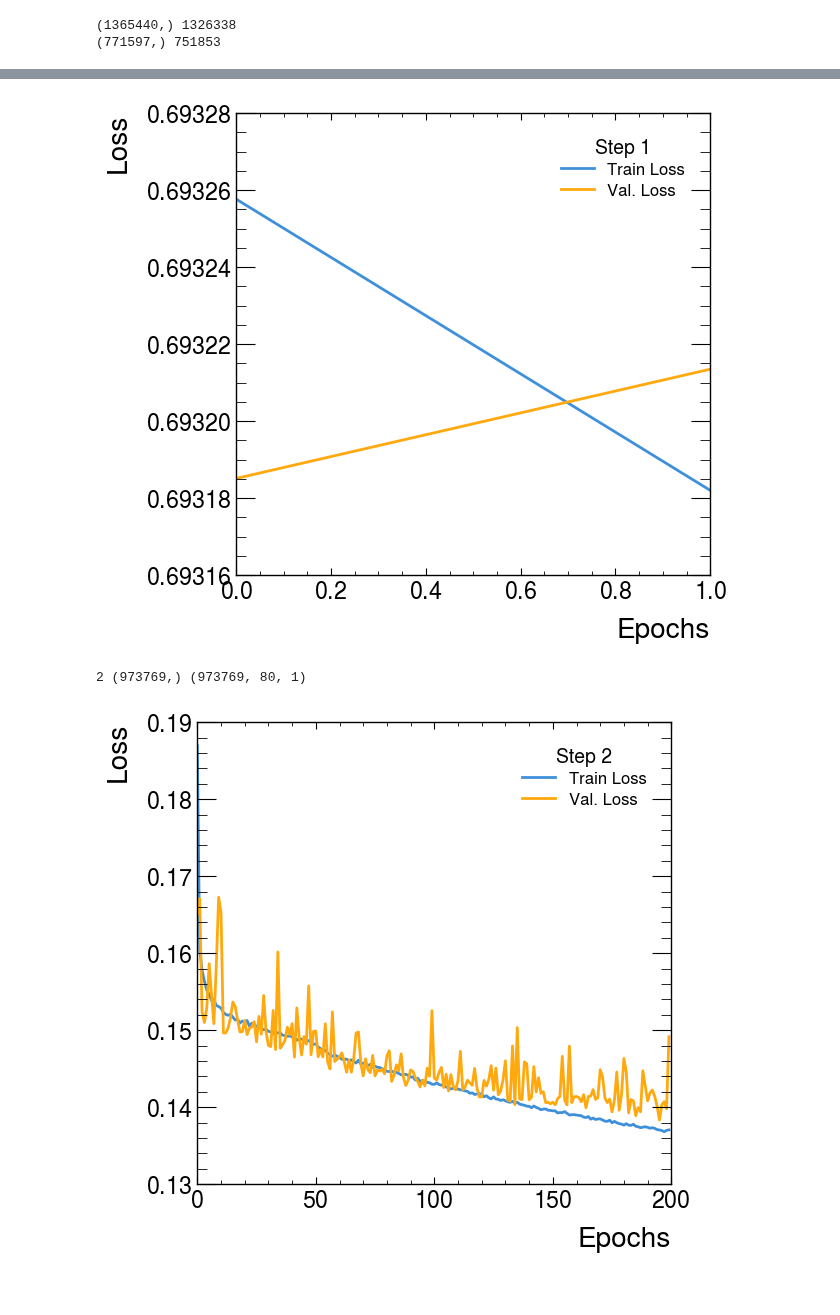
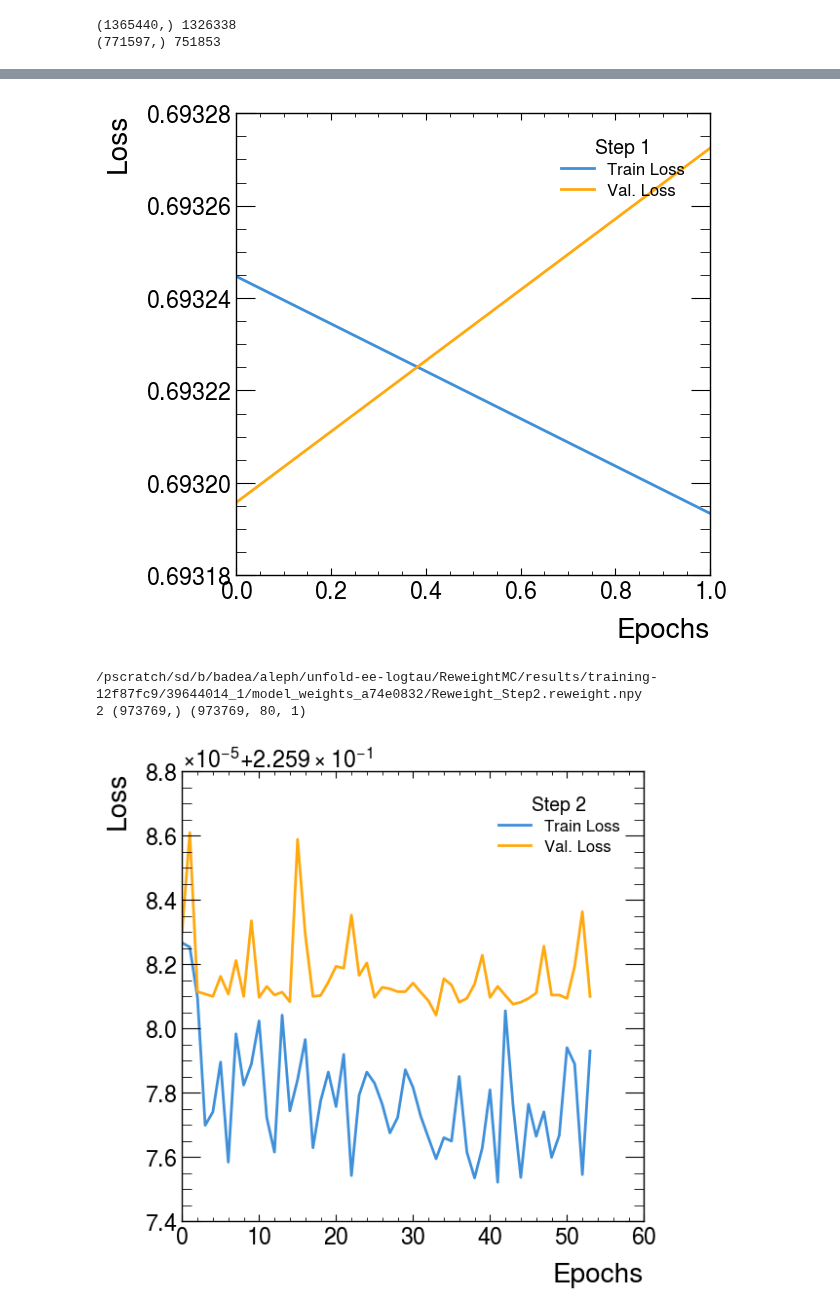
Before and after one commit to badeaa3/unfold-ee-logtau, a Jupyter notebook: ReweightMC/VisualizeReweightMC.ipynb, the cells around one changed output, grey strips where cells are left out. Drawn from its saved outputs; the diff is of its cells as text; code cells hidden in the pictures.

Commit message:
update reweighting code

```diff
--- a/ReweightMC/VisualizeReweightMC.ipynb
+++ b/ReweightMC/VisualizeReweightMC.ipynb
@@ -13,0 +1,25 @@ import Utils as ut
+# %%
+%load_ext autoreload
+%autoreload 2
+
+import numpy as np
+import matplotlib.pyplot as plt
+import sys
+import pickle
+import os
+import mplhep as hep
+hep.style.use("ATLAS")
+# sys.path.append("../DataProcessing")
+sys.path.append("../Plotting")
+import Utils as ut
+
+import ReweightMCDataLoading as rmc
+aleph_mc_name = "ArchivedMC"
+new_mc_name = "Herwig"
+theory_variations = [
+    ["Pythia8", "/pscratch/sd/b/badea/aleph/unfold-ee-logtau/ReweightMC/results/training-7c604bba/39616329_0/model_weights_5dc83a30/Reweight_Step2.reweight.npy"],
+    # ["Herwig", "/pscratch/sd/b/badea/aleph/unfold-ee-logtau/ReweightMC/results/training-7c604bba/39616329_1/model_weights_4324fb3a/Reweight_Step2.reweight.npy"],
+    ["Herwig", "/pscratch/sd/b/badea/aleph/unfold-ee-logtau/ReweightMC/results/training-12f87fc9/39644014_1/model_weights_a74e0832/Reweight_Step2.reweight.npy"],
+    # ["Sherpa", "/pscratch/sd/b/badea/aleph/unfold-ee-logtau/ReweightMC/results/training-4a02ce97/39426550/model_weights_1afea5d3/Reweight_Step2.reweight.npy"] # original
+    ["Sherpa", "/pscratch/sd/b/badea/aleph/unfold-ee-logtau/ReweightMC/results/training-7c604bba/39616329_2/model_weights_d97343ec/Reweight_Step2.reweight.npy"]
+]
@@ -14,8 +64,4 @@ import Utils as ut
 # %%
-import ReweightMCDataLoading as rmc
-aleph_mc_name = "ArchivedMC"
-new_mc_name = "Sherpa"
-
 # load particle level distributions
 aleph_mc = rmc.loadDataParticles(
         filePath = rmc.mc_paths[aleph_mc_name]["path"],
@@ -84,16 +120,13 @@ reco_data, reco_mc, gen_mc, pass_reco, pass_gen = dataloader.DataLoader(training
 (1365440,) 1326338
 (771597,) 751853
 # %%
-if new_mc_name == "Pythia8":
-    # training_dir = "training-0eeee3d7/609ff241/model_weights_b22f1cf8" # pre gen cleaning training dir
-    training_dir = "training-dcb1df64/38187555/model_weights_fe518abe/" # with gen cleaning
-elif new_mc_name == "Sherpa":
-    training_dir = "training-4a02ce97/39426550/model_weights_1afea5d3/"
-
 reweight = {}
 
 for i in [1, 2]:
-    inFileName = f"/pscratch/sd/b/badea/aleph/unfold-ee-logtau/ReweightMC/results/{training_dir}/Reweight_Step{i}.reweight.npy"
+    # inFileName = f"/pscratch/sd/b/badea/aleph/unfold-ee-logtau/ReweightMC/results/{training_dir}/Reweight_Step{i}.reweight.npy"
+    theory_variation_path = [i[1] for i in theory_variations if i[0] == new_mc_name][0]
+    print(theory_variation_path)
+    inFileName = os.path.join(os.path.dirname(theory_variation_path), f"Reweight_Step{i}.reweight.npy")
     temp = np.load(inFileName)
     reweight[f"Step{i}"] = temp
     temp = np.tile(temp[:, np.newaxis, np.newaxis], (1, aleph_mc.shape[1], 1))
@@ -119,7 +153,8 @@ for i in [1, 2]:
 1 (973769,) (973769, 80, 1)
-[figure, old version]
+[figure, new version]
+/pscratch/sd/b/badea/aleph/unfold-ee-logtau/ReweightMC/results/training-12f87fc9/39644014_1/model_weights_a74e0832/Reweight_Step2.reweight.npy
 2 (973769,) (973769, 80, 1)
-[figure, old version]
+[figure, new version]
 # %%
 conf = {
     "pmag" : {
```
Also changed, not shown: parts of 8 cells of this notebook, 2 other files.
